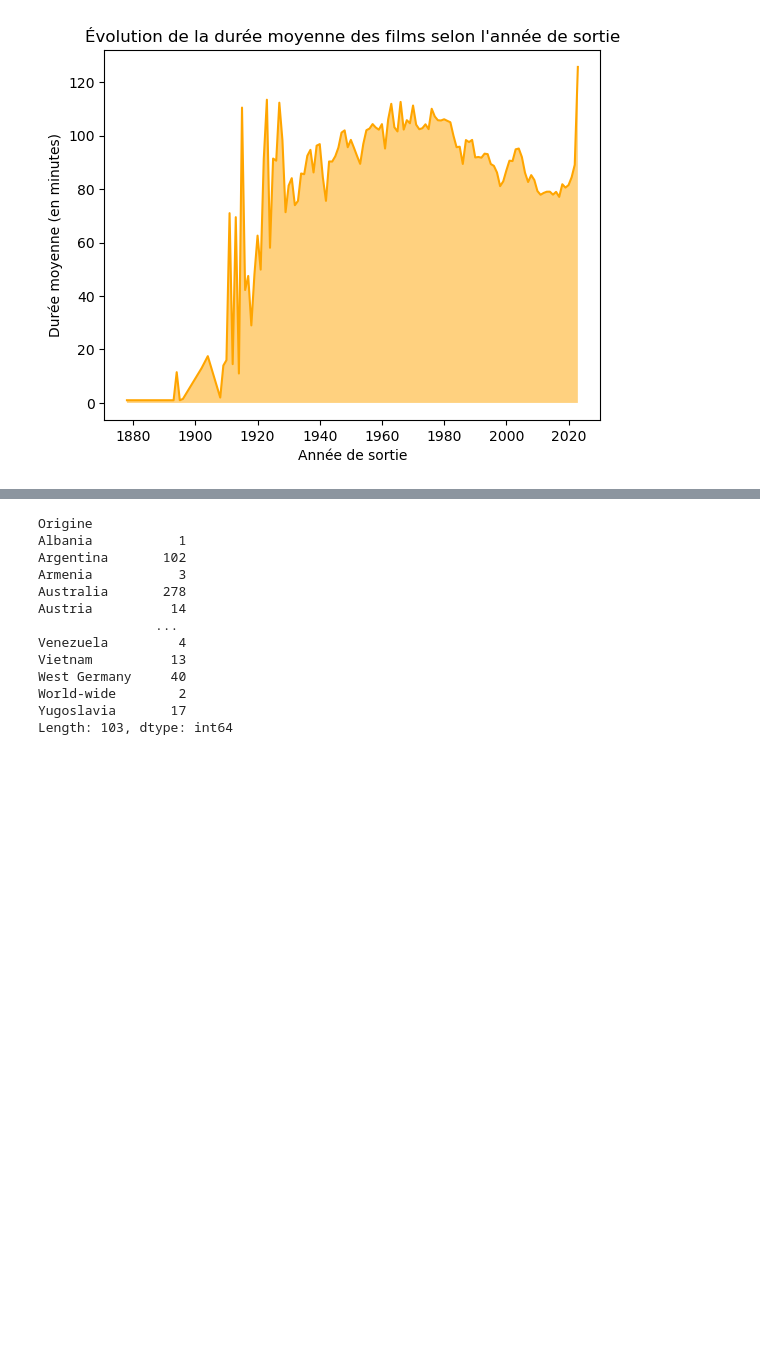
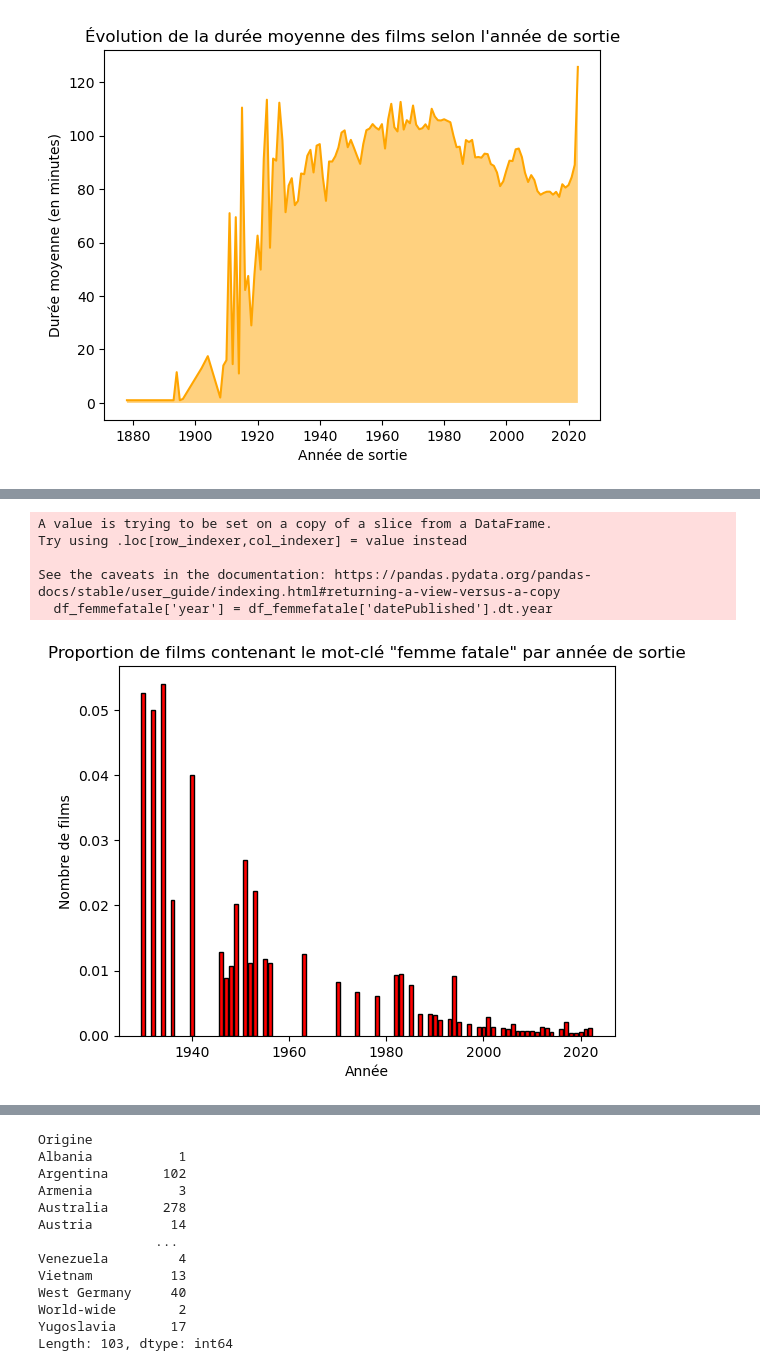
Before and after one commit to Jeremstar/Projet-de-DINGUE, a Jupyter notebook: Notebook/Scrap_IMDb.ipynb, the cells around one changed output, grey strips where cells are left out. Saved outputs shown, nothing was run; the diff lists cells and outputs as text; code cells hidden in the pictures; blank space fills up the shorter version.

```diff
--- a/Notebook/Scrap_IMDb.ipynb
+++ b/Notebook/Scrap_IMDb.ipynb
@@ -413,0 +439,26 @@ plt.show()
+# %%
+df_fusionné['keywords'] = df_fusionné['keywords'].fillna('')
+# Filtrons le dataframe pour ne garder que les films qui ont le mot clé "femme fatale"
+df_femmefatale = df_fusionné[df_fusionné['keywords'].str.contains('femme fatale')]
+
+# Ajoutons une colonne qui contient le mois de sortie de chaque film
+df_femmefatale['year'] = df_femmefatale['datePublished'].dt.year
+
+# Groupby le dataframe par mois de sortie et compte du nombre de films pour chaque mois
+counts = df_femmefatale.groupby('year').size()
+#Raisonnement par proportion, où films_par_annee a été défini dans le bloc précédent
+proportion = counts/films_par_annee
+
+# Créons l'histogramme
+plt.bar(proportion.index, proportion.values, facecolor='red', ec='black')
+plt.xlabel('Année')
+plt.ylabel('Nombre de films')
+plt.title('Proportion de films contenant le mot-clé "femme fatale" par année de sortie')
+plt.show()
+# %% [output]
+A value is trying to be set on a copy of a slice from a DataFrame.
+Try using .loc[row_indexer,col_indexer] = value instead
+
+See the caveats in the documentation: https://pandas.pydata.org/pandas-docs/stable/user_guide/indexing.html#returning-a-view-versus-a-copy
+  df_femmefatale['year'] = df_femmefatale['datePublished'].dt.year
+[figure, added]
```
Also changed, not shown: parts of 54 cells of this notebook.
